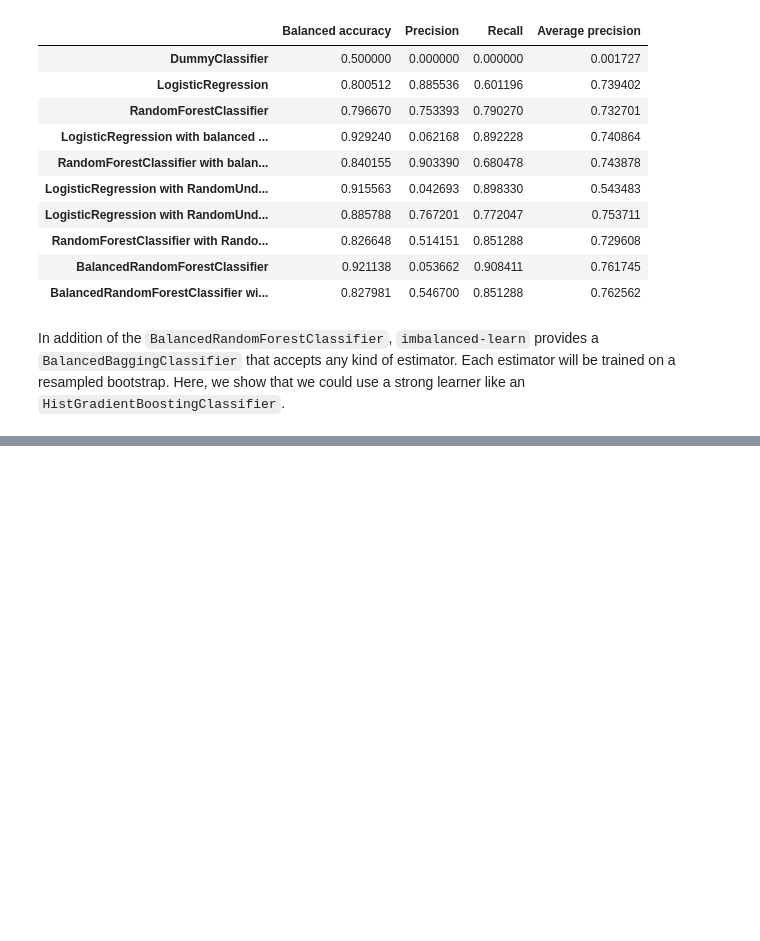
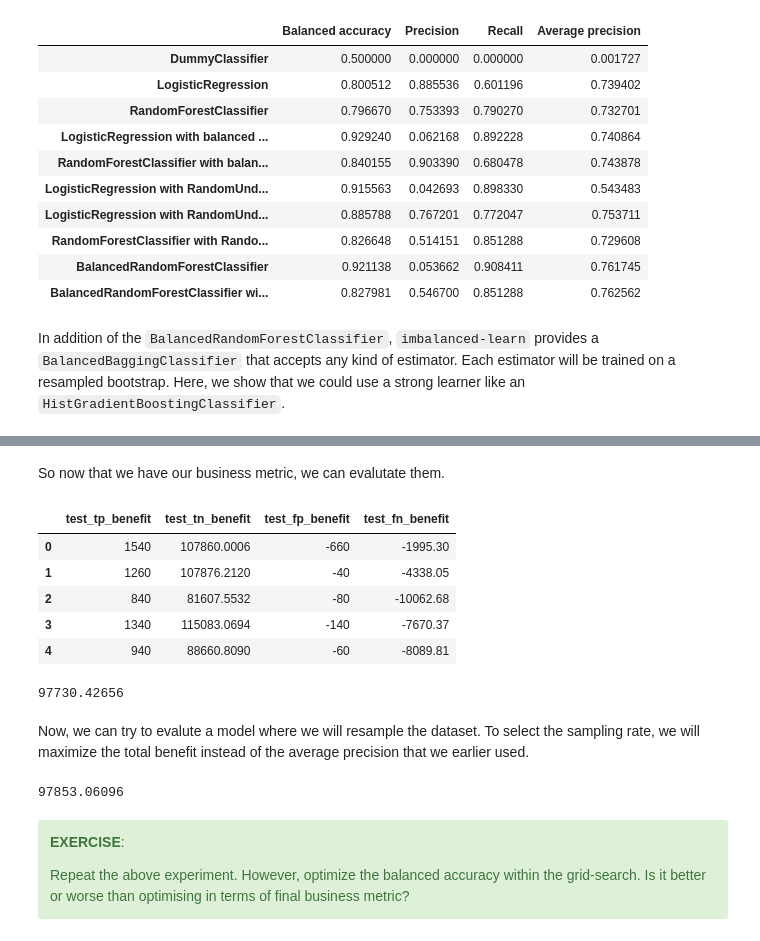
Before and after one commit to glemaitre/datascience_middle_course, a Jupyter notebook: 07_imbalanced_learning/01_imbalanced_classification.ipynb, the cells around one changed output, grey strips where cells are left out. Saved outputs shown, nothing was run; the diff lists cells and outputs as text; code cells hidden in the pictures; blank space fills up the shorter version.

```diff
--- a/07_imbalanced_learning/01_imbalanced_classification.ipynb
+++ b/07_imbalanced_learning/01_imbalanced_classification.ipynb
@@ -615,0 +631,53 @@ The last approach is probably the most effective but request a huge amount of re
+# %%
+def benefit_matrix(estimator, X, y):
+    y_pred = estimator.predict(X)
+    tp = (y == "True") & (y == y_pred)
+    tn = (y == "False") & (y == y_pred)
+    fp = (y_pred == "True") & (y != y_pred)
+    fn = (y_pred == "False") & (y != y_pred)
+
+    # transform into benefit matrix
+    # little benefit when accepting a true transaction
+    # it will be related to the amount
+    tn_benefit = (X["Amount"][tn] * 0.02).sum()
+    # detecting a fraud is not trivial and arbritary
+    tp_benefit = tp.sum() * 20
+    # blocking a legitimate transaction will annoy our
+    # customer
+    fp_benefit = fp.sum() * -20
+    # not blocking a fraud will cost us the transaction
+    # money
+    fn_benefit = -(X["Amount"][fn]).sum()
+    return {
+        "tp_benefit": tp_benefit,
+        "tn_benefit": tn_benefit,
+        "fp_benefit": fp_benefit,
+        "fn_benefit": fn_benefit,
+    }
+# %% [markdown]
+So now that we have our business metric, we can evalutate them.
+# %%
+model = make_pipeline(
+    StandardScaler(),
+    LogisticRegression()
+)
+cv_results = cross_validate(
+    model, X, y, scoring=benefit_matrix, n_jobs=-1, error_score="raise"
+)
+cv_results = pd.DataFrame(cv_results)
+# %%
+metric_names = [name for name in cv_results.columns if "test_" in name]
+cv_results[metric_names]
+# %% [output]
+|  | test_tp_benefit | test_tn_benefit | test_fp_benefit | test_fn_benefit |
+| 0 | 1540 | 107860.0006 | -660 | -1995.30 |
+| 1 | 1260 | 107876.2120 | -40 | -4338.05 |
+| 2 | 840 | 81607.5532 | -80 | -10062.68 |
+| 3 | 1340 | 115083.0694 | -140 | -7670.37 |
+| 4 | 940 | 88660.8090 | -60 | -8089.81 |
+# %%
+cv_results[metric_names].sum(axis=1).mean()
+# %% [output]
+97730.42656
+# %% [markdown]
+Now, we can try to evalute a model where we will resample the dataset. To select the sampling rate, we will maximize the total benefit instead of the average precision that we earlier used.
@@ -615,0 +706,9 @@ The last approach is probably the most effective but request a huge amount of re
+# %%
+cv_results[metric_names].sum(axis=1).mean()
+# %% [output]
+97853.06096
+# %% [markdown]
+<div class="alert alert-success">
+    <p><b>EXERCISE</b>:</p>
+    Repeat the above experiment. However, optimize the balanced accuracy within the grid-search. Is it better or worse than optimising in terms of final business metric?
+</div>
```
Also changed, not shown: parts of 8 cells of this notebook.
